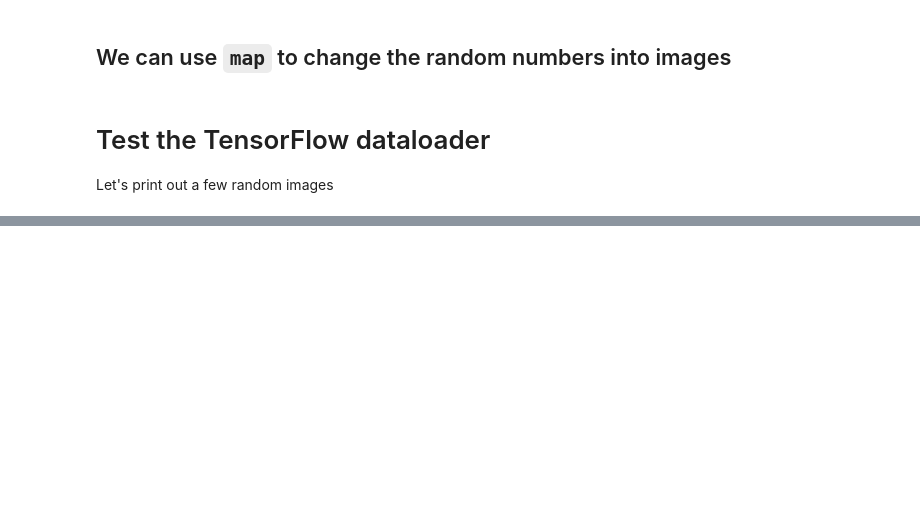
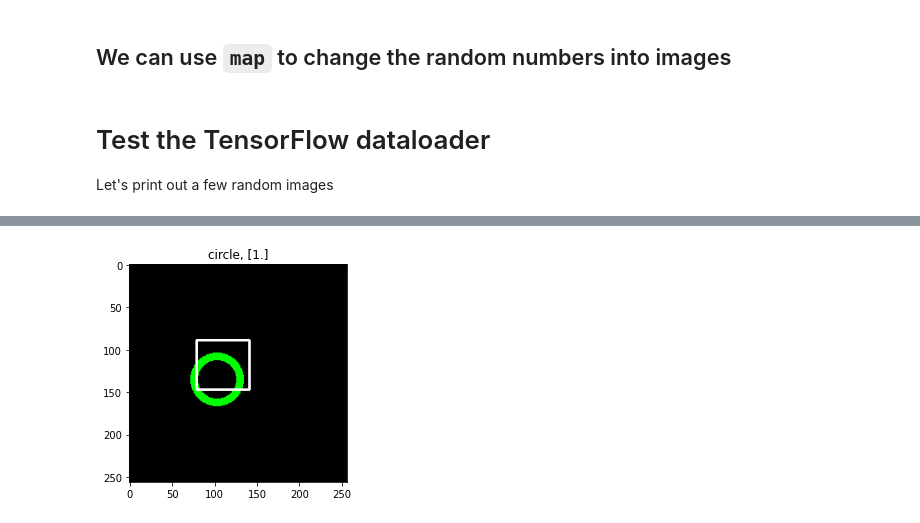
Before and after one commit to tonyreina/keras_tutorials, a Jupyter notebook: bounding_box_detectors.ipynb, the cells around one changed output, grey strips where cells are left out. Drawn from its saved outputs; the diff is of its cells as text; code cells hidden in the pictures; blank space fills up the shorter version.

```diff
--- a/bounding_box_detectors.ipynb
+++ b/bounding_box_detectors.ipynb
@@ -720,0 +830,6 @@ for idx, data in enumerate(ds_bb.take(rows * cols)):
+# %%
+model.compile(
+    loss=losses,
+    metrics=metrics,
+    optimizer=tf.keras.optimizers.Adam(learning_rate=1e-4),
+)
@@ -720,0 +856,11 @@ for idx, data in enumerate(ds_bb.take(rows * cols)):
+# %%
+n_train = int(n_data * 0.80)  # 80 / 20 split
+ds_bb_train = ds_bb.take(n_train)
+
+ds_bb_remain = ds_bb.skip(n_train)
+
+n_remain = (n_data - n_train) // 2  # 50/50 split
+ds_bb_val = ds_bb_remain.take(n_remain)
+ds_bb_test = ds_bb_remain.skip(n_remain)
+# %%
+model.fit(ds_bb_train, batch_size=64, epochs=5, validation_data=ds_bb_val)
@@ -720,0 +879,29 @@ for idx, data in enumerate(ds_bb.take(rows * cols)):
+# %%
+def plot_prediction_bb(shape_type: str):
+
+    img = create_blank()
+
+    img, bounding_box = create_shape_bounding_boxes(img, shape_type)
+
+    class_logits, predict_box, prob = model.predict(np.expand_dims(img, 0))
+
+    img *= 255.
+
+    predict_box *= img.shape[0]
+
+    left = int(predict_box[0][0])
+    bottom = int(predict_box[0][1])
+
+    right = left + int(predict_box[0][2])
+    top = bottom + int(predict_box[0][3])
+
+    cv2.rectangle(
+        img, pt1=(left, bottom), pt2=(right, top), color=(255, 255, 255), thickness=2
+    )
+
+    plt.imshow(img / img.max())
+    plt.title(f"{class_names[np.argmax(class_logits)]}, {prob[0]}");
+# %%
+plot_prediction_bb("circle")
+# %% [output]
+[figure, added]
```
Also changed, not shown: parts of 73 cells of this notebook.
